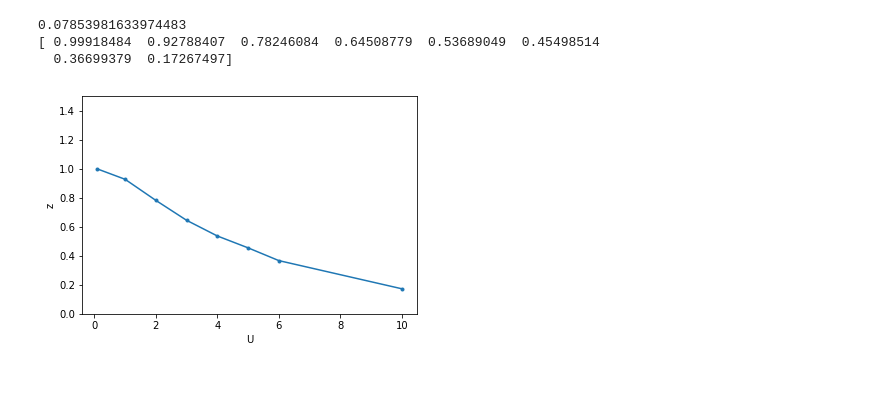
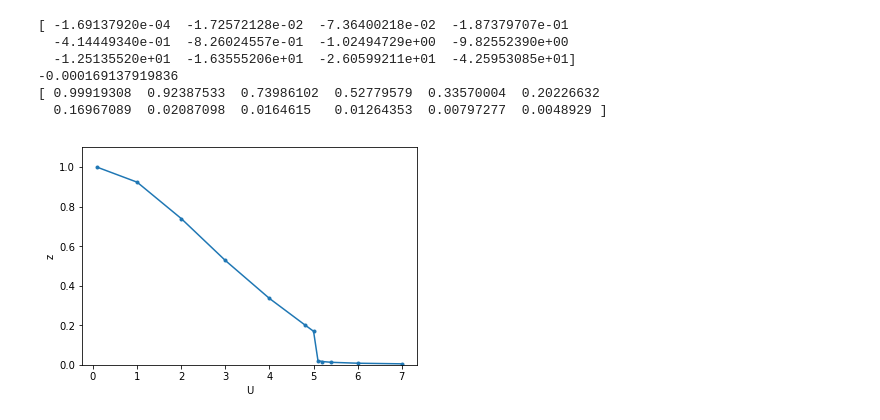
Before and after one commit to atsushiookubo/IPT, a Jupyter notebook: finding_self_energy.ipynb, the cells around one changed output. Drawn from its saved outputs; the diff is of its cells as text; code cells hidden in the pictures; blank space fills up the shorter version.

```diff
--- a/finding_self_energy.ipynb
+++ b/finding_self_energy.ipynb
@@ -177,14 +277,15 @@ plt.show()
 
 #U=6の計算開始
 #自己エネルギー。初期値0
-self_energy_iwn_U6=np.zeros_like(w_n)
+#self_energy_iwn=np.zeros_like(w_n)
 new_self_energy_iwn_U6=Self_energy_iwn(6)
-relative_error_U6=np.abs((new_self_energy_iwn_U6-self_energy_iwn_U6).imag/(new_self_energy_iwn_U6.imag))
+relative_error_U6=np.abs((new_self_energy_iwn_U6-self_energy_iwn).imag/(new_self_energy_iwn_U6.imag))
 #相対誤差が０.００0１より小さくなるまでループ
 while(np.max(relative_error_U6)>10**(-4)):
     new_self_energy_iwn_U6=Self_energy_iwn(6)
-    relative_error_U6=np.abs((new_self_energy_iwn_U6-self_energy_iwn_U6).imag/(new_self_energy_iwn_U6.imag))
-    self_energy_iwn_U6=k*new_self_energy_iwn_U6+(1-k)*self_energy_iwn_U6
+    relative_error_U6=np.abs((new_self_energy_iwn_U6-self_energy_iwn).imag/(new_self_energy_iwn_U6.imag))
+    self_energy_iwn=k*new_self_energy_iwn_U6+(1-k)*self_energy_iwn
+self_energy_iwn_U6=self_energy_iwn
 #U=6の計算終了
 
 plt.plot(w_n, self_energy_iwn_U6.imag, label='U6', marker=".")
@@ -196,19 +297,20 @@ plt.show()
 # %%
 
 
-#U=10の計算開始
+#U=7の計算開始
 #自己エネルギー。初期値0
-self_energy_iwn_U10=np.zeros_like(w_n)
-new_self_energy_iwn_U10=Self_energy_iwn(10)
-relative_error_U10=np.abs((new_self_energy_iwn_U6-self_energy_iwn_U10).imag/(new_self_energy_iwn_U10.imag))
+#self_energy_iwn=np.zeros_like(w_n)
+new_self_energy_iwn_U7=Self_energy_iwn(7)
+relative_error_U7=np.abs((new_self_energy_iwn_U7-self_energy_iwn).imag/(new_self_energy_iwn_U7.imag))
 #相対誤差が０.００0１より小さくなるまでループ
-while(np.max(relative_error_U10)>10**(-4)):
-    new_self_energy_iwn_U10=Self_energy_iwn(10)
-    relative_error_U10=np.abs((new_self_energy_iwn_U10-self_energy_iwn_U10).imag/(new_self_energy_iwn_U10.imag))
-    self_energy_iwn_U10=k*new_self_energy_iwn_U10+(1-k)*self_energy_iwn_U10
+while(np.max(relative_error_U7)>10**(-4)):
+    new_self_energy_iwn_U7=Self_energy_iwn(7)
+    relative_error_U7=np.abs((new_self_energy_iwn_U7-self_energy_iwn).imag/(new_self_energy_iwn_U7.imag))
+    self_energy_iwn=k*new_self_energy_iwn_U7+(1-k)*self_energy_iwn
+self_energy_iwn_U7=self_energy_iwn
 #U=10の計算終了
 
-plt.plot(w_n, self_energy_iwn_U10.imag, label='U10', marker=".")
+plt.plot(w_n, self_energy_iwn_U7.imag, label='U7', marker=".")
 plt.xlim([-100,100])
 plt.legend()
 plt.show()
@@ -232,17 +338,24 @@ plt.show()
 # %%
-U=np.array([0.1,1,2,3,4,5,6,10])
-self_energy_lowest=np.array([self_energy_iwn_U01.imag[1000],self_energy_iwn_U1.imag[1000],self_energy_iwn_U2.imag[1000],self_energy_iwn_U3.imag[1000],self_energy_iwn_U4.imag[1000],self_energy_iwn_U5.imag[1000],self_energy_iwn_U6.imag[1000],self_energy_iwn_U10.imag[1000]])
+U=np.array([0.1,1,2,3,4,4.8,5,5.1,5.2,5.4,6,7])
+self_energy_lowest=np.array([self_energy_iwn_U01.imag[1000],self_energy_iwn_U1.imag[1000],\
+                             self_energy_iwn_U2.imag[1000],self_energy_iwn_U3.imag[1000],self_energy_iwn_U4.imag[1000],\
+                             self_energy_iwn_U48.imag[1000],self_energy_iwn_U5.imag[1000],self_energy_iwn_U51.imag[1000],self_energy_iwn_U52.imag[1000],\
+                             self_energy_iwn_U54.imag[1000],self_energy_iwn_U6.imag[1000],self_energy_iwn_U7.imag[1000]])
+print(self_energy_lowest)
 w_0=np.pi/beta
 z=1/(1-self_energy_lowest/w_0)
-print(w_0)
+print(self_energy_iwn_U01.imag[1000])
 print(z)
 plt.plot(U ,z , marker=".")
-plt.ylim([0,1.5])
+plt.ylim([0,1.1])
 plt.xlabel("U")
 plt.ylabel("z")
 plt.show()
 # %% [output]
-0.07853981633974483
-[ 0.99918484  0.92788407  0.78246084  0.64508779  0.53689049  0.45498514
-  0.36699379  0.17267497]
+[ -1.69137920e-04  -1.72572128e-02  -7.36400218e-02  -1.87379707e-01
+  -4.14449340e-01  -8.26024557e-01  -1.02494729e+00  -9.82552390e+00
+  -1.25135520e+01  -1.63555206e+01  -2.60599211e+01  -4.25953085e+01]
+-0.000169137919836
+[ 0.99919308  0.92387533  0.73986102  0.52779579  0.33570004  0.20226632
+  0.16967089  0.02087098  0.0164615   0.01264353  0.00797277  0.0048929 ]
-[figure, old version]
+[figure, new version]
```
Also changed, not shown: parts of 17 cells of this notebook.
